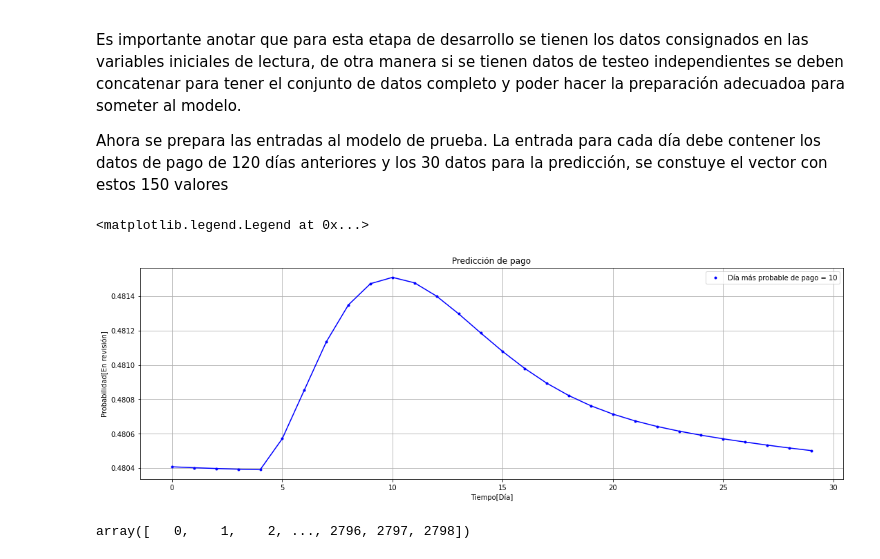
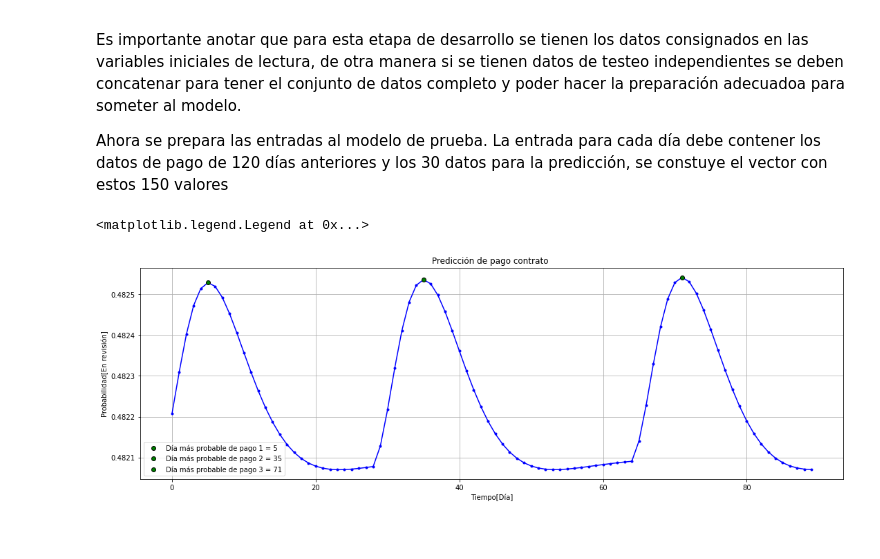
Before and after one commit to jomen93/Cartera, a Jupyter notebook: Exploracion.ipynb, the cells around one changed output. Saved outputs shown, nothing was run; the diff lists cells and outputs as text; code cells hidden in the pictures.

Commit message:
Add 90 days predictions, a little better

```diff
--- a/Exploracion.ipynb
+++ b/Exploracion.ipynb
@@ -39,6 +38,6 @@ Numero de productos existentes en la base de datos = 7230
 # %% [markdown]
 Para poder hacer un estudio se elige un producto al azar de los encontrados anteriormente
 # %%
-producto_x = data["ID_CONTRATO"].value_counts().index[10]
+producto_x = data["ID_CONTRATO"].value_counts().index[2]
 print("Producto seleccionado = {}".format(producto_x))
 # %% [output]
@@ -121,7 +120,7 @@ plt.grid(True)
 # %% [markdown]
 En el orden de hacer la predicción se quiere hacer un forecasting de una serie de tiempo binaria, que me prediga el dia siguiente de pago teniendo en cuenta toda la historia anterior del comportamiento de este producto, respecto del día cero del producto. Para poder hacer testeo se requiere separar los últimos 30 días de pago como conjunto de validación.
 # %%
-test_size = 30
+test_size = 90
 
 labels_time_train = labels_time[:-test_size]
 pagos_train = pagos[:-test_size]
@@ -179,6 +178,6 @@ model.compile(optimizer="adam", loss="binary_crossentropy", metrics=['accuracy']
 # %% [markdown]
 Ahora es el momento del entrenamiento del modelo que se definió anteriormente. Se hace una prueba para ver que tanto se demora el modelo
 # %%
-model.fit(features_set, labels, epochs = 10, batch_size = 64)
+model.fit(features_set, labels, epochs = 10, batch_size = 128)
 # %% [output]
 Epoch 1/10
@@ -223,16 +222,35 @@ predictions = model.predict_proba(test_features)
 # %%
 fig, ax = plt.subplots(figsize=(15, 5), constrained_layout=True)
 plt.plot(predictions, "b-")
-plt.plot(predictions, "b.", label = "Día más probable de pago = {}".format(np.argmax(predictions)))
-plt.title("Predicción de pago")
+plt.plot(predictions, "b.")
+
+if test_size == 30:
+    day1 = np.argmax(predictions[:30])
+    plt.plot(day1, predictions[day1], "ro",label = "Día más probable de pago 1 = {}".format(day1),
+        color="k", markerfacecolor="g")
+if test_size == 60:
+    day1 = np.argmax(predictions[:30])
+    day2 = np.argmax(predictions[31:-1]) + 30
+    plt.plot(day1, predictions[day1], "ro",label = "Día más probable de pago 1 = {}".format(day1),
+        color="k", markerfacecolor="g")
+    plt.plot(day2, predictions[day2], "ro",label = "Día más probable de pago 2 = {}".format(day2),
+        color="k", markerfacecolor="g")
+if test_size == 90:
+    day1 = np.argmax(predictions[:30])
+    day2 = np.argmax(predictions[30:60]) + 30
+    day3 = np.argmax(predictions[60:-1]) + 60
+    plt.plot(day1, predictions[day1], "ro",label = "Día más probable de pago 1 = {}".format(day1),
+        color="k", markerfacecolor="g")
+    plt.plot(day2, predictions[day2], "ro",label = "Día más probable de pago 2 = {}".format(day2),
+        color="k", markerfacecolor="g")
+    plt.plot(day3, predictions[day3], "ro",label = "Día más probable de pago 3 = {}".format(day3),
+        color="k", markerfacecolor="g")
+
+plt.title("Predicción de pago contrato ")
 plt.xlabel("Tiempo[Día]")
 plt.ylabel("Probabilidad[En revisión]")
 plt.grid(True)
 plt.legend()
 # %% [output]
 <matplotlib.legend.Legend at 0x...>
-[figure, old version]
+[figure, new version]
-# %%
-labels_time_train
-# %% [output]
-array([   0,    1,    2, ..., 2796, 2797, 2798])
```
Also changed, not shown: parts of 10 cells of this notebook.
